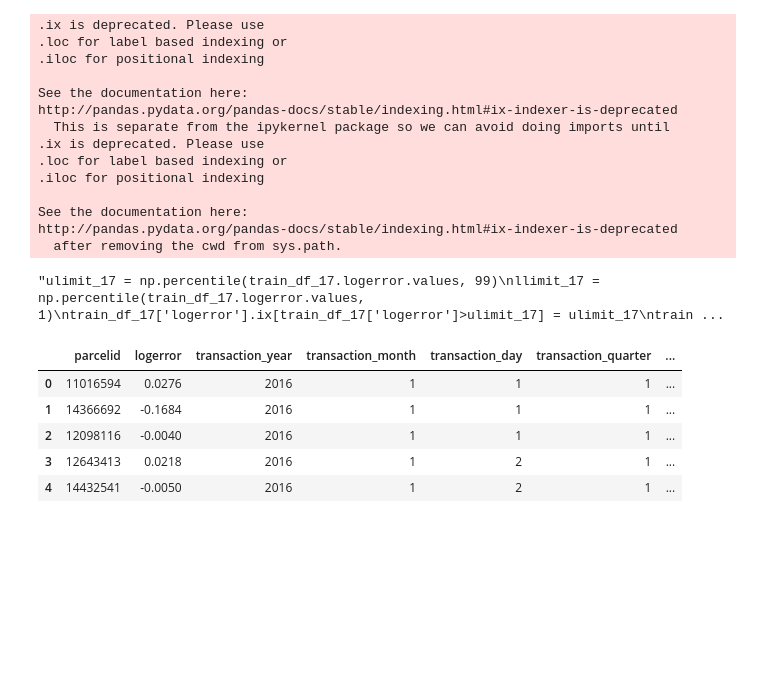
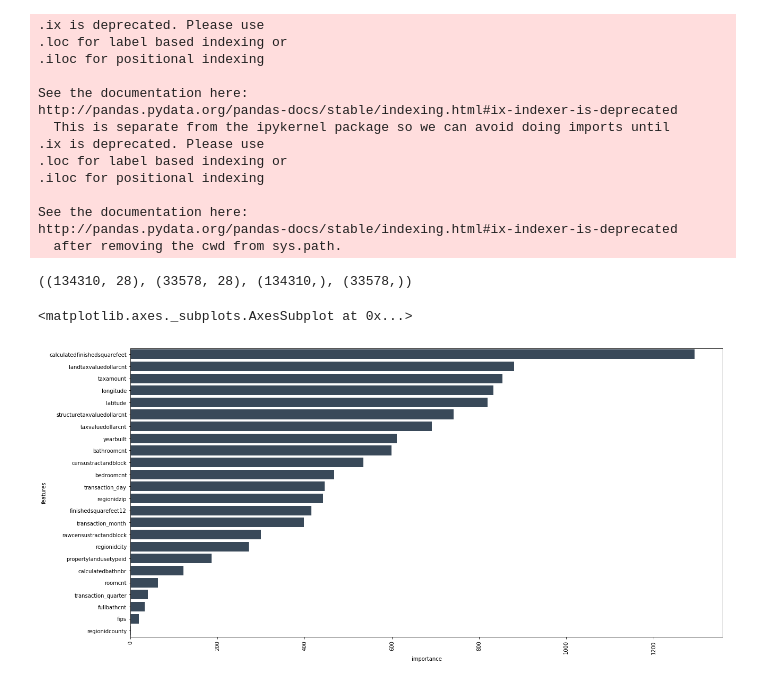
Before and after one commit to wluo-personal/AlphaBoosting, a Jupyter notebook: masaki/zillow.ipynb, the cells around one changed output. Cells and saved outputs as stored; diff of their text form; code cells hidden in the pictures; blank space fills up the shorter version.

Commit message:
implemented xgboost and feature selections

```diff
--- a/masaki/zillow.ipynb
+++ b/masaki/zillow.ipynb
@@ -19,7 +19,7 @@ properties2016 = pd.read_csv('zillow/properties_2016.csv')
 '''properties2017 = pd.read_csv('zillow/properties_2017.csv',error_bad_lines=False)'''
 
 train2016 = pd.read_csv('zillow/train_2016_v2.csv', parse_dates=['transactiondate'])
-'''train2017 = pd.read_csv('zillow/train_2017.csv', parse_dates=['transactiondate'])'''
+train2017 = pd.read_csv('zillow/train_2017.csv', parse_dates=['transactiondate'])
 
 def add_date_features(df):
     df["transaction_year"] = df["transactiondate"].dt.year
@@ -38,7 +38,7 @@ train2016 = pd.merge(train2016, properties2016, how = 'left', on = 'parcelid')
 '''train2017 = pd.merge(train2017, properties2017, how = 'left', on = 'parcelid')'''
 
 
-train_df = train2016
+train_df = pd.concat([train2016, train2017], axis = 0)
 test_df = pd.merge(sample_submission[['ParcelId']], properties2016.rename(columns = {'parcelid': 'ParcelId'}), how = 'left', on = 'ParcelId')
 
 del properties2016, train2016
@@ -56,11 +48,6 @@ ulimit = np.percentile(train_df.logerror.values, 99)
 llimit = np.percentile(train_df.logerror.values, 1)
 train_df['logerror'].ix[train_df['logerror']>ulimit] = ulimit
 train_df['logerror'].ix[train_df['logerror']<llimit] = llimit
-
-'''ulimit_17 = np.percentile(train_df_17.logerror.values, 99)
-llimit_17 = np.percentile(train_df_17.logerror.values, 1)
-train_df_17['logerror'].ix[train_df_17['logerror']>ulimit_17] = ulimit_17
-train_df_17['logerror'].ix[train_df_17['logerror']<llimit_17] = llimit_17'''
 # %% [output]
 .ix is deprecated. Please use
 .loc for label based indexing or
@@ -76,6 +63,5 @@ http://pandas.pydata.org/pandas-docs/stable/indexing.html#ix-indexer-is-deprecat
 See the documentation here:
 http://pandas.pydata.org/pandas-docs/stable/indexing.html#ix-indexer-is-deprecated
   after removing the cwd from sys.path.
-"ulimit_17 = np.percentile(train_df_17.logerror.values, 99)\nllimit_17 = np.percentile(train_df_17.logerror.values, 1)\ntrain_df_17['logerror'].ix[train_df_17['logerror']>ulimit_17] = ulimit_17\ntrain ...
 # %%
 train_df = train_df[[c for c in train_df if train_df[c].isnull().sum() < train_df.shape[0]/2]]
@@ -82,9 +71,52 @@ train_df = train_df[[c for c in train_df if train_df[c].isnull().sum() < train_d
-# %%
-train_df.head()
-# %% [output]
-|  | parcelid | logerror | transaction_year | transaction_month | transaction_day | transaction_quarter | ... |
-| 0 | 11016594 | 0.0276 | 2016 | 1 | 1 | 1 | ... |
-| 1 | 14366692 | -0.1684 | 2016 | 1 | 1 | 1 | ... |
-| 2 | 12098116 | -0.0040 | 2016 | 1 | 1 | 1 | ... |
-| 3 | 12643413 | 0.0218 | 2016 | 1 | 2 | 1 | ... |
-| 4 | 14432541 | -0.0050 | 2016 | 1 | 2 | 1 | ... |
+# %%
+from sklearn.cross_validation import train_test_split
+
+y = train_df['logerror']
+
+X_train, X_cv, y_train, y_cv = train_test_split(train_df.drop('logerror', axis=1), y, test_size=0.2, random_state=7)
+
+X_train.shape, X_cv.shape, y_train.shape, y_cv.shape
+# %% [output]
+((134310, 28), (33578, 28), (134310,), (33578,))
+# %%
+from sklearn import model_selection, preprocessing
+import xgboost as xgb
+import warnings
+warnings.filterwarnings("ignore")
+
+
+train_y = y_train
+train_X = X_train.drop(["parcelid"], axis=1)
+
+droplist = []
+for fe in train_X:
+    if train_X[fe].dtype == 'object':
+        droplist.append(fe)
+
+train_X = train_X.drop(droplist, axis=1)
+
+xgb_params = {
+    'nthread' : 8,
+    'eta': 0.05,
+    'max_depth': 8,
+    'subsample': 0.7,
+    'colsample_bytree': 0.7,
+    'objective': 'reg:linear',
+    'eval_metric': 'rmse',
+    'silent': 1
+}
+dtrain = xgb.DMatrix(train_X, train_y, feature_names=train_X.columns.values)
+model = xgb.train(dict(xgb_params, silent=1), dtrain, num_boost_round=100)
+# %%
+featureImportance = model.get_fscore()
+features = pd.DataFrame()
+features['features'] = featureImportance.keys()
+features['importance'] = featureImportance.values()
+features.sort_values(by=['importance'],ascending=False,inplace=True)
+fig,ax= plt.subplots()
+fig.set_size_inches(20,10)
+plt.xticks(rotation=90)
+sns.barplot(data=features,x="importance",y="features",ax=ax,orient="h",color="#34495e")
+# %% [output]
+<matplotlib.axes._subplots.AxesSubplot at 0x...>
+[figure, added]
```
Also changed, not shown: parts of 29 cells of this notebook.
